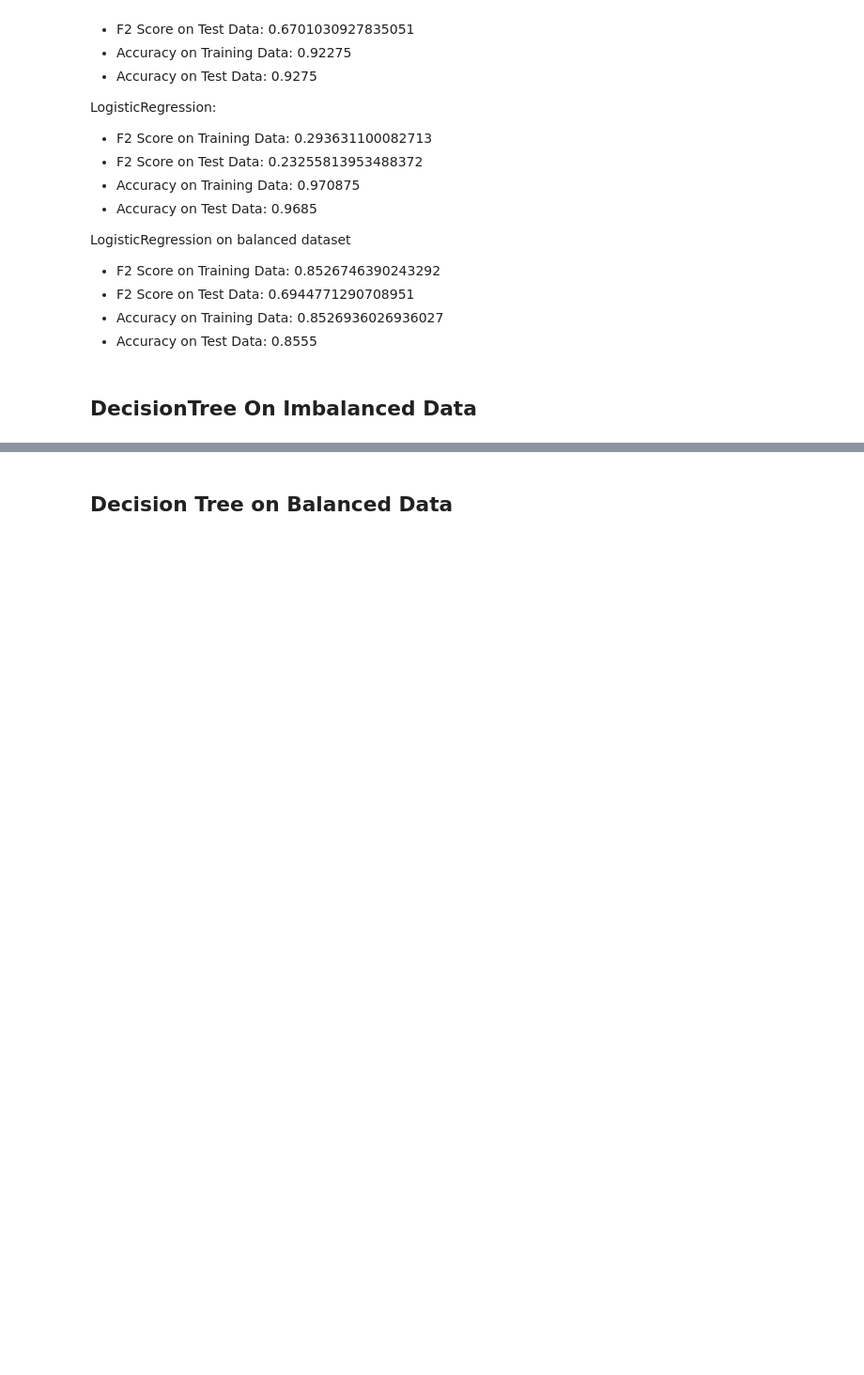
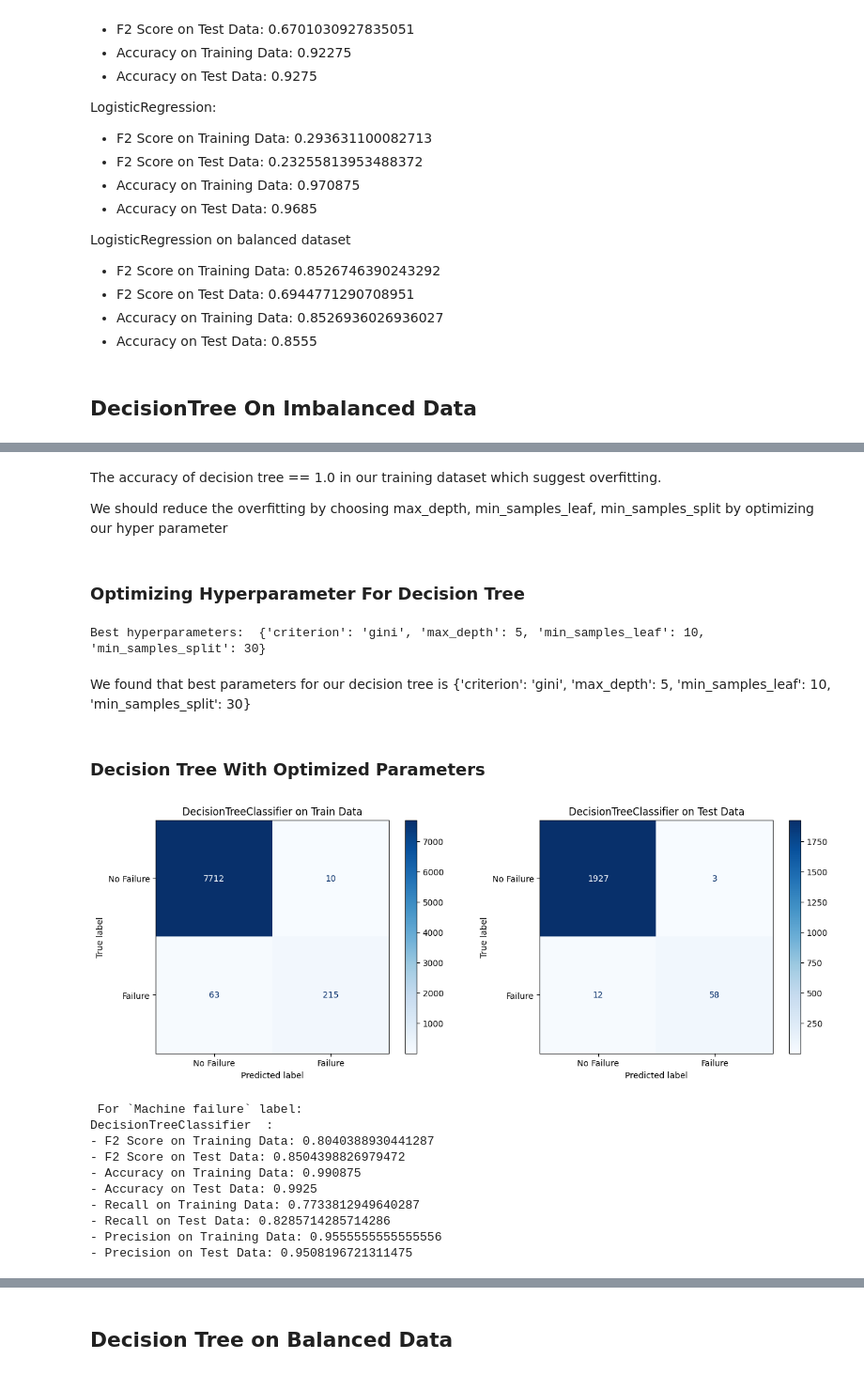
Before and after one commit to raymondsamalo/ITI113-Machine-Learning-Operations-Project, a Jupyter notebook: AI4I-2020/1.4_ML_DecisionTree.ipynb, the cells around one changed output, grey strips where cells are left out. Shown at 94% size. Drawn from its saved outputs; the diff is of its cells as text; code cells hidden in the pictures; blank space fills up the shorter version.

Commit message:
best ml predictor

```diff
--- a/AI4I-2020/1.4_ML_DecisionTree.ipynb
+++ b/AI4I-2020/1.4_ML_DecisionTree.ipynb
@@ -111,3 +111,56 @@ DecisionTreeClassifier  :
+# %% [markdown]
+The accuracy of decision tree == 1.0 in our training dataset which suggest overfitting.
+
+We should reduce the overfitting by choosing max_depth, min_samples_leaf, min_samples_split
+by optimizing our hyper parameter
+# %% [markdown]
+### Optimizing Hyperparameter For Decision Tree
+# %%
+
+from sklearn.tree import DecisionTreeClassifier
+from sklearn.model_selection import GridSearchCV
+
+# Define the parameter grid
+param_grid = {'criterion':["gini","entropy"],
+'max_depth': [2, 3, 4, 5],
+'min_samples_leaf': [10, 20, 30],
+'min_samples_split': [20, 30, 40]}
+
+# Create an instance of the DecisionTreeClassifier
+clf = DecisionTreeClassifier(random_state=42)
+
+# Create an instance of the GridSearchCV
+grid_search = GridSearchCV(clf, param_grid, cv=5)
+
+# Fit the GridSearchCV to the data
+grid_search.fit(X_train, y_train_omf)
+
+# Print the best set of hyperparameters
+print("Best hyperparameters: ", grid_search.best_params_)
+# %% [output]
+Best hyperparameters:  {'criterion': 'gini', 'max_depth': 5, 'min_samples_leaf': 10, 'min_samples_split': 30}
+# %% [markdown]
+We found that best parameters for our decision tree is
+  {'criterion': 'gini', 'max_depth': 5, 'min_samples_leaf': 10, 'min_samples_split': 30}
+# %% [markdown]
+###  Decision Tree With Optimized Parameters
+# %%
+from sklearn.tree import DecisionTreeClassifier
+
+cdt = DecisionTreeClassifier(random_state=42, max_depth=5, min_samples_leaf=10, min_samples_split=30)
+analyze_model_performance(cdt, X_train=X_train, y_train=y_train, X_test=X_test, y_test=y_test)
+# %% [output]
+[figure, added]
+ For `Machine failure` label:
+DecisionTreeClassifier  :
+- F2 Score on Training Data: 0.8040388930441287
+- F2 Score on Test Data: 0.8504398826979472
+- Accuracy on Training Data: 0.990875
+- Accuracy on Test Data: 0.9925
+- Recall on Training Data: 0.7733812949640287
+- Recall on Test Data: 0.8285714285714286
+- Precision on Training Data: 0.9555555555555556
+- Precision on Test Data: 0.9508196721311475
 # %% [markdown]
 Threshold Predictor:
 - F2 Score on Training Data: 0.6346351490236383
```
Also changed, not shown: parts of 8 cells of this notebook, 2 other files.
